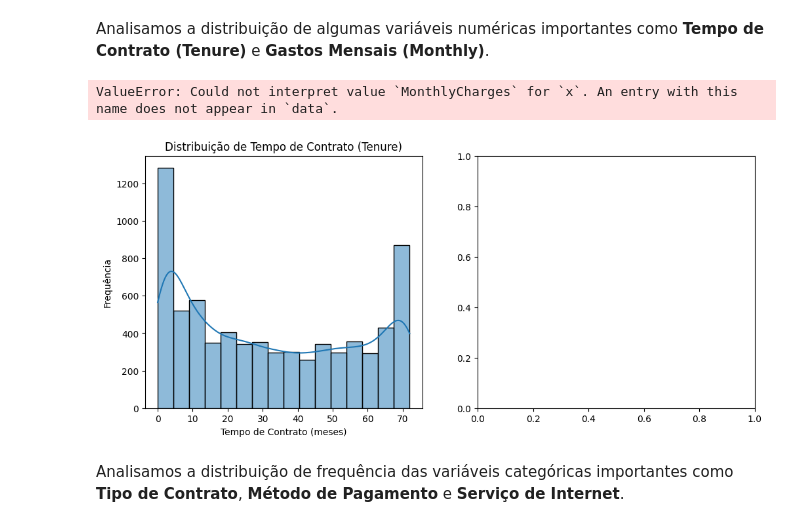
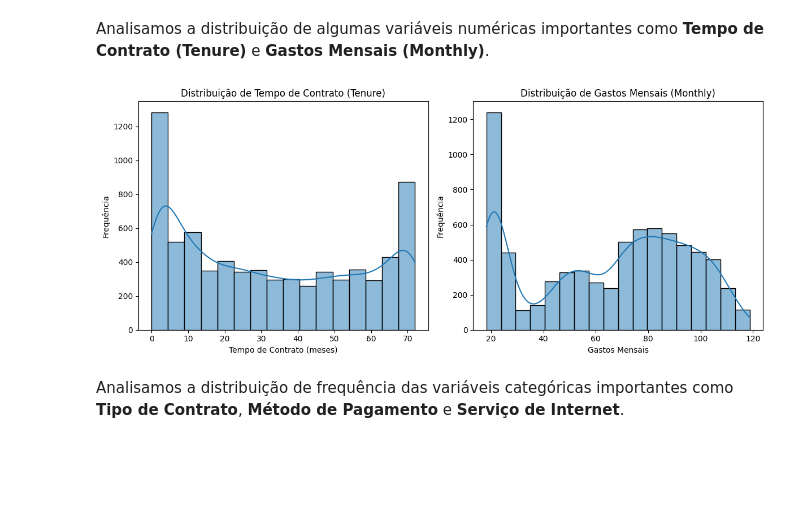
Before and after one commit to PedrogitMendes/Telecom-X-Parte-2, a Jupyter notebook: TelecomX_Parte2.ipynb, the cells around one changed output. Cells and saved outputs as stored; diff of their text form; code cells hidden in the pictures; blank space fills up the shorter version.

```diff
--- a/TelecomX_Parte2.ipynb
+++ b/TelecomX_Parte2.ipynb
@@ -129,24 +129,23 @@ Analisamos a distribuição de algumas variáveis numéricas importantes como **
 # %%
 # Distribuição de variáveis numéricas chave
 plt.figure(figsize=(12, 5))
 
 plt.subplot(1, 2, 1)
 sns.histplot(data=df, x='tenure', kde=True)
 plt.title('Distribuição de Tempo de Contrato (Tenure)')
 plt.xlabel('Tempo de Contrato (meses)')
 plt.ylabel('Frequência')
 
 plt.subplot(1, 2, 2)
-sns.histplot(data=df, x='MonthlyCharges', kde=True)
-plt.title('Distribuição de Gastos Mensais (MonthlyCharges)')
+sns.histplot(data=df, x='Monthly', kde=True) # Corrigido o nome da coluna para 'Monthly'
+plt.title('Distribuição de Gastos Mensais (Monthly)')
 plt.xlabel('Gastos Mensais')
 plt.ylabel('Frequência')
 
 plt.tight_layout()
 plt.show()
 # %% [output]
-ValueError: Could not interpret value `MonthlyCharges` for `x`. An entry with this name does not appear in `data`.
-[figure, old version]
+[figure, new version]
 # %% [markdown]
 Analisamos a distribuição de frequência das variáveis categóricas importantes como **Tipo de Contrato**, **Método de Pagamento** e **Serviço de Internet**.
 # %%
```
Also changed, not shown: parts of 1 cell of this notebook.
